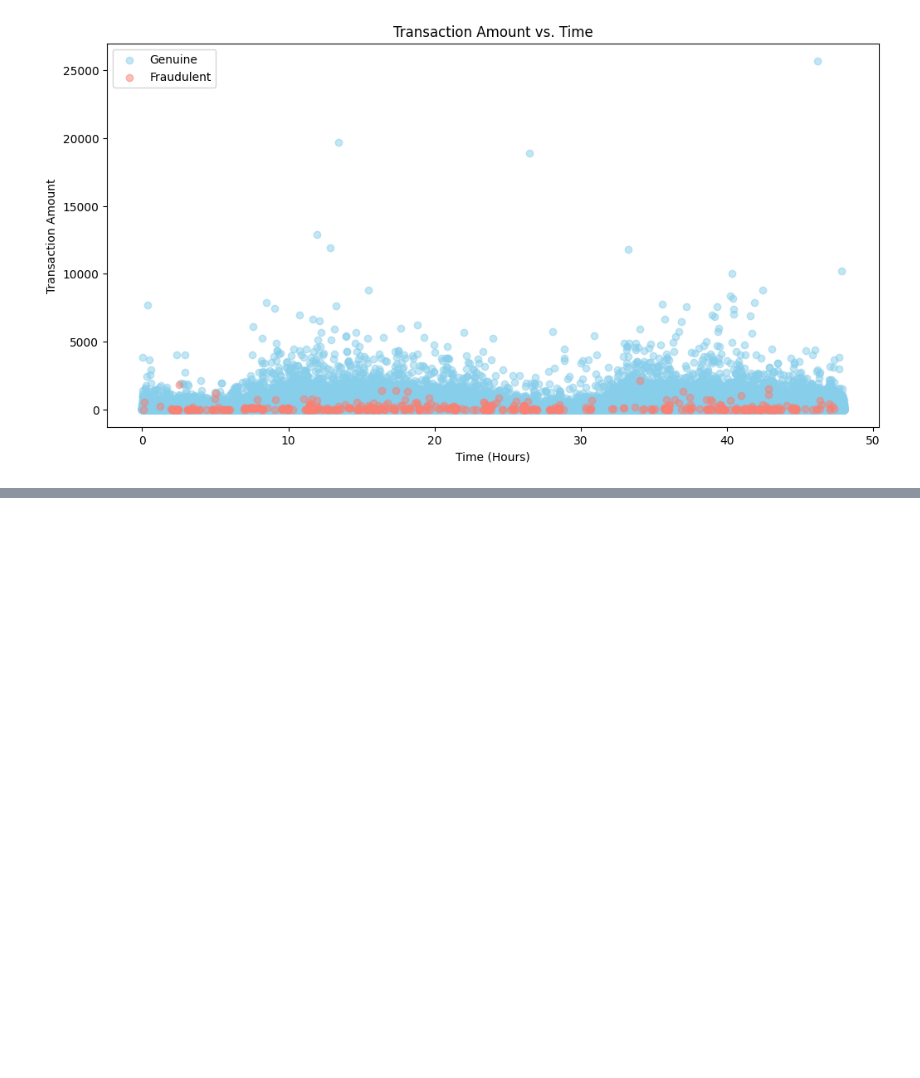
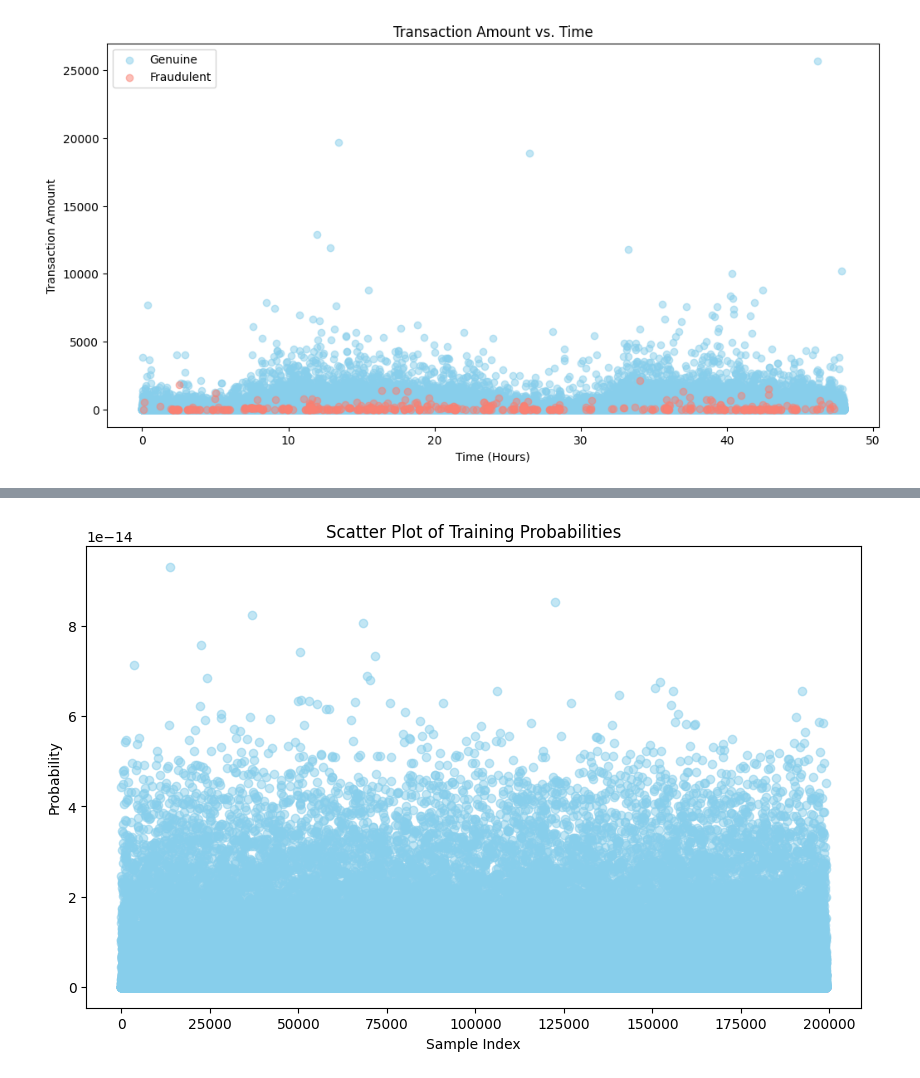
Before and after one commit to mosahle7/ML, a Jupyter notebook: Credit Card Fraud Detection.ipynb, the cells around one changed output, grey strips where cells are left out. Drawn from its saved outputs; the diff is of its cells as text; code cells hidden in the pictures; blank space fills up the shorter version.

```diff
--- a/Credit Card Fraud Detection.ipynb
+++ b/Credit Card Fraud Detection.ipynb
@@ -197,0 +229,10 @@ print(pros[:5])
+# %%
+# Scatter plot of probabilities
+plt.figure(figsize=(10, 6))
+plt.scatter(range(len(pros_train)), pros_train, alpha=0.5, color='skyblue')
+plt.title('Scatter Plot of Training Probabilities')
+plt.xlabel('Sample Index')
+plt.ylabel('Probability')
+plt.show()
+# %% [output]
+[figure, added]
```
Also changed, not shown: parts of 21 cells of this notebook.
